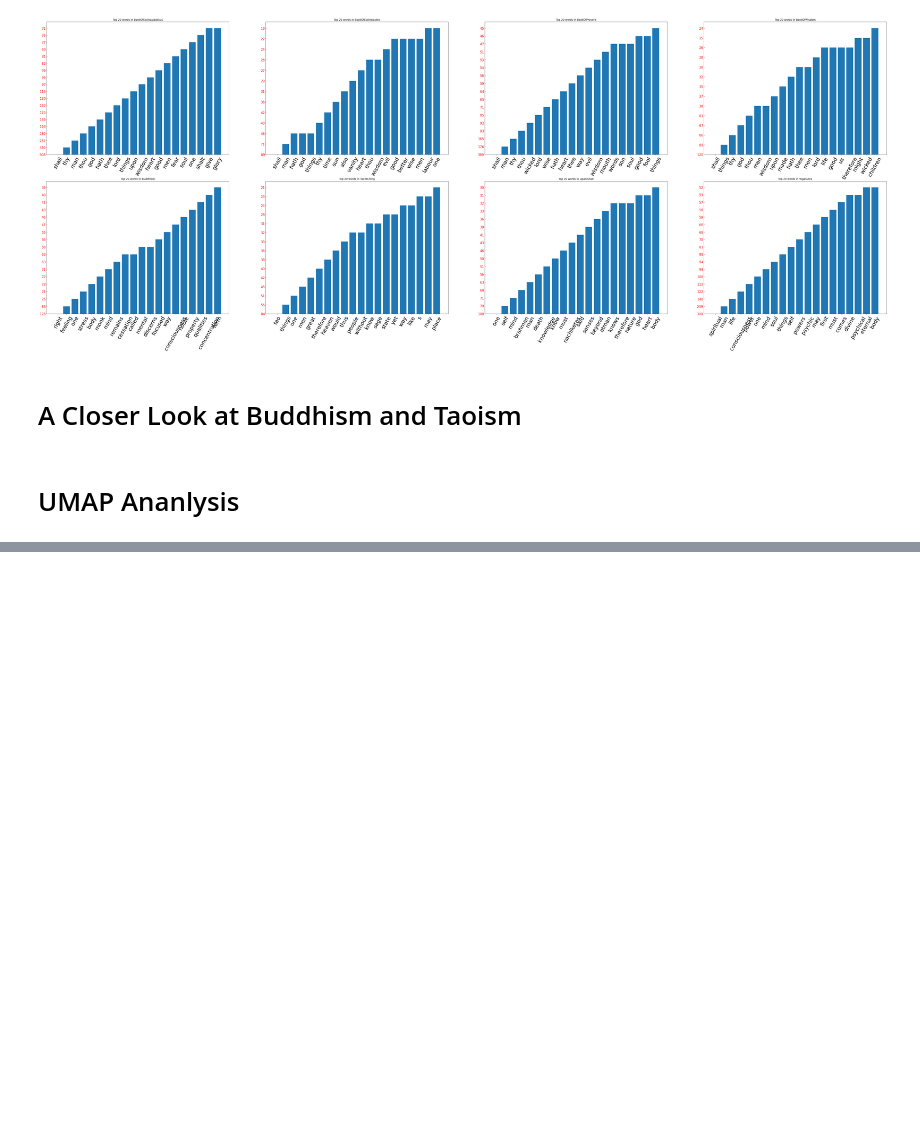
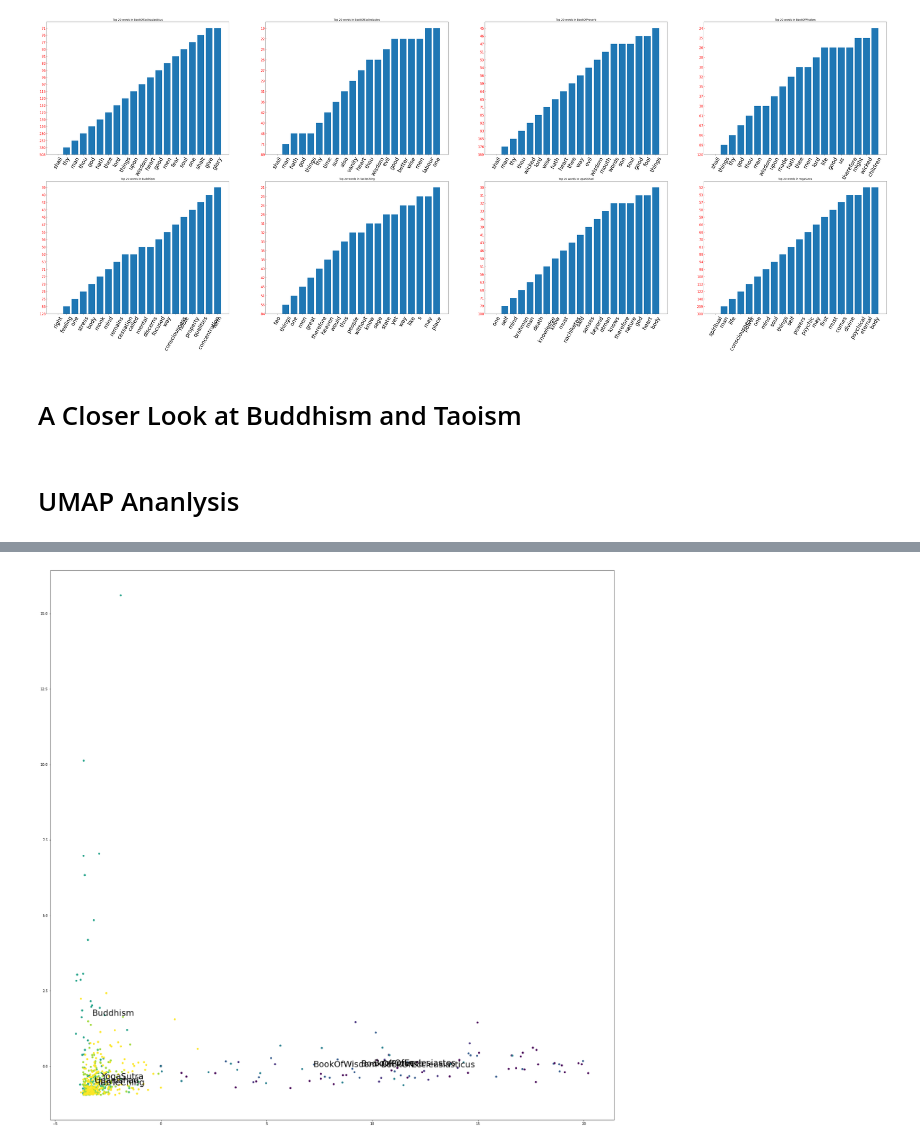
Before and after one commit to IshaanSD/dataHacks2021, a Jupyter notebook: datahacks.ipynb, the cells around one changed output, grey strips where cells are left out. Cells and saved outputs as stored; diff of their text form; code cells hidden in the pictures; blank space fills up the shorter version.

```diff
--- a/datahacks.ipynb
+++ b/datahacks.ipynb
@@ -106,0 +140,5 @@ for i in np.arange(8):
+# %%
+# scaled_chapter_data = RobustScaler().fit_transform(df[df.columns[2:]])
+# chapter_embedding = reducer.fit_transform(scaled_chapter_data)
+pca = PCA(n_components=2)
+chapter_embedding = pca.fit_transform(df[df.columns[2:]])
@@ -106,0 +157,15 @@ for i in np.arange(8):
+# %%
+old_chapter_embedding = chapter_embedding.copy()
+print(old_chapter_embedding)
+mean = np.mean(chapter_embedding,axis = 0)
+std = np.std(chapter_embedding,axis = 0)
+
+# mask = np.zeros(chapter_embedding.shape)
+
+for x in range(chapter_embedding.shape[0]):
+        if np.any(chapter_embedding[x] > mean + 3*std) or np.any(x < mean - 3*std):
+            chapter_embedding[x] = [0,0]
+# np.delete(chapter_embedding,mask)
+print(chapter_embedding)
+chapter_embedding[np.any(np.abs(chapter_embedding - old_chapter_embedding) > 0.001,axis=1)]
+# print(chapter_embedding[np.any(chapter_embedding - old_chapter_embedding > 0.001)])
@@ -107,3 +205,13 @@ for i in np.arange(8):
+# %%
+fig,ax = plt.subplots(figsize=(30,30))
+ax.scatter(
+    chapter_embedding[:, 0],
+    chapter_embedding[:, 1],c=[book_map[x] for x in df['book_']], s= 25)
+for i in np.arange(8):
+    x,y = np.mean(chapter_embedding[df[df['book_']==books[i]].index],axis=0)
+    ax.annotate(books[i],(x,y), fontsize =25, in_layout = True)
+# %% [output]
+[figure, added]
 # %%
 df_Buddhism = df[df['Unnamed: 0'].str.contains('Buddhism')]
 df_Taoism = df[df['Unnamed: 0'].str.contains('Taoism')]
```
Also changed, not shown: parts of 14 cells of this notebook.
